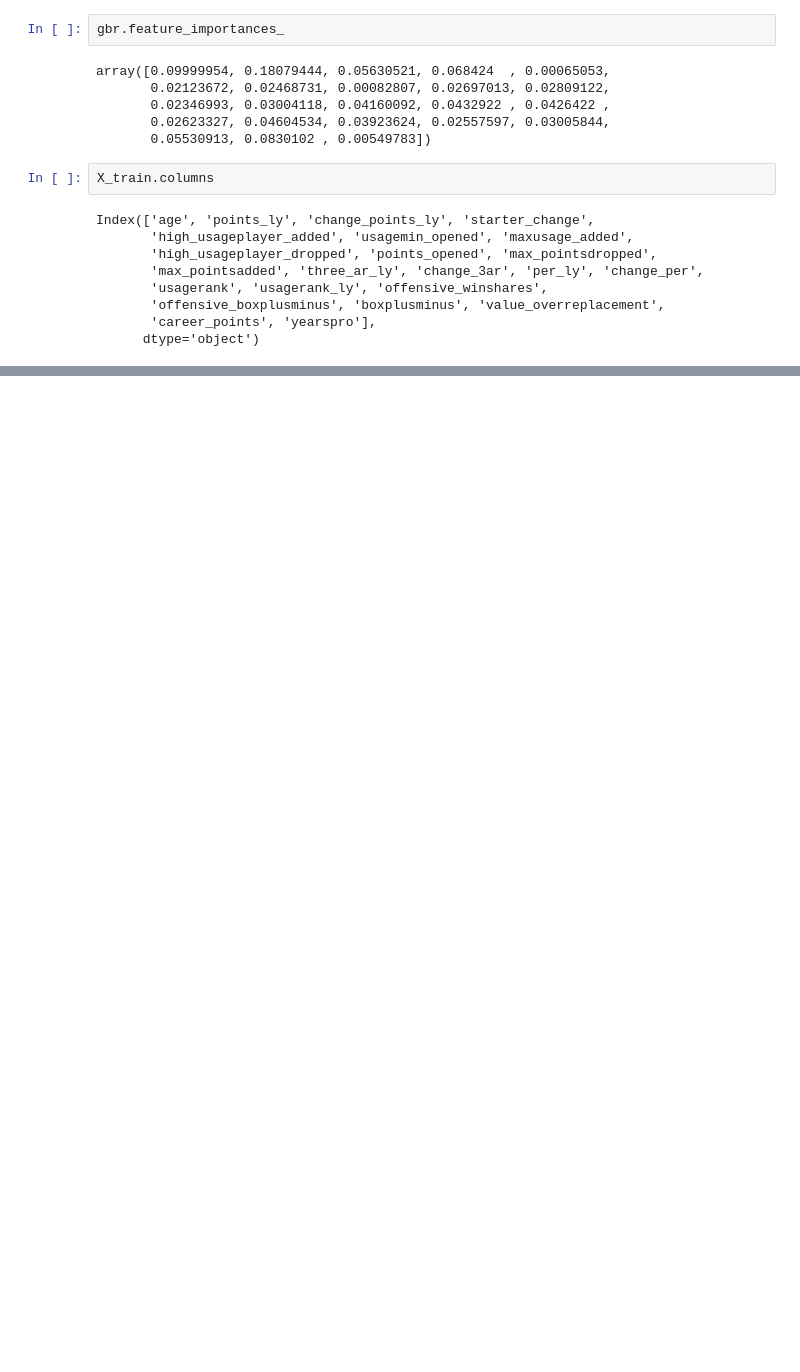
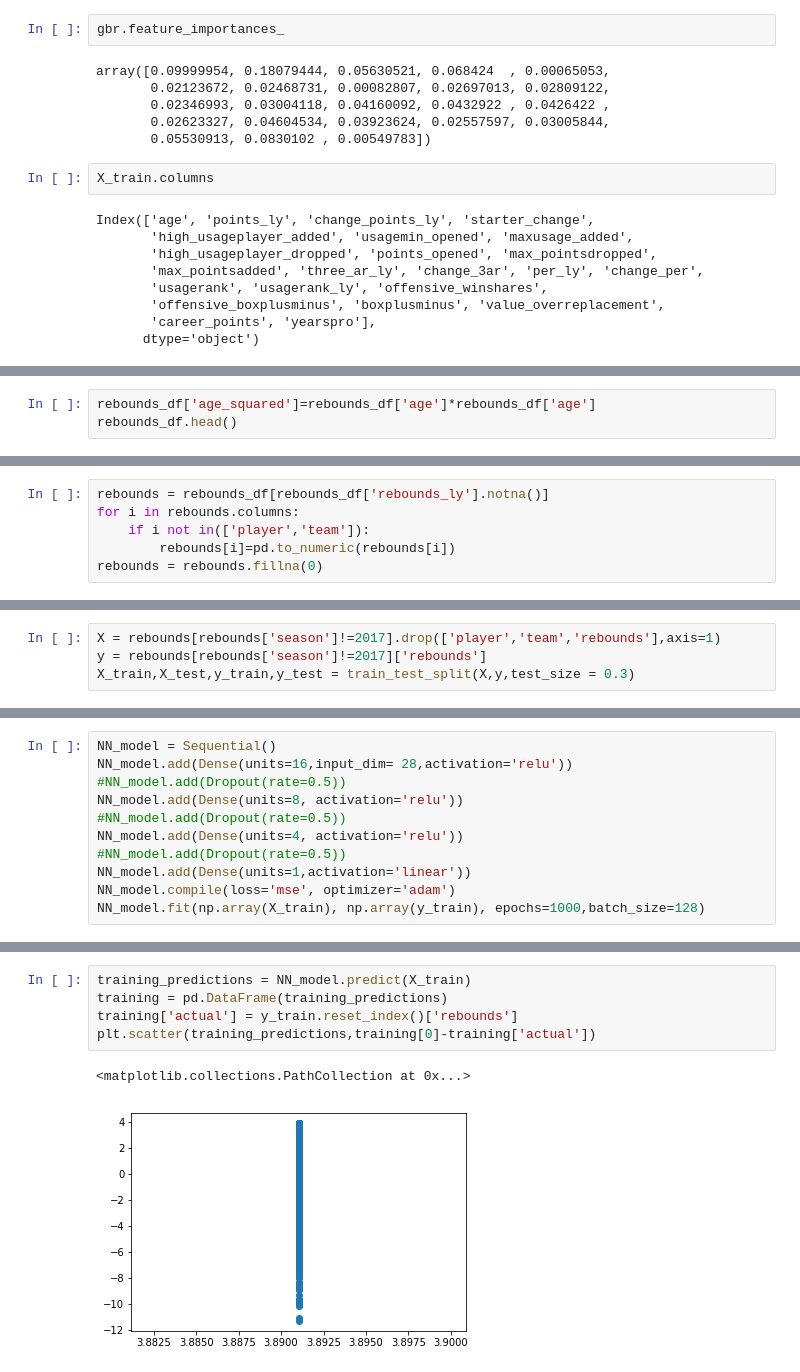
Before and after one commit to RCheer3/Fantasy-Basketball-Capstone-Project, a Jupyter notebook: Test code/Creating ranking system.ipynb, the cells around one changed output, grey strips where cells are left out. Cells and saved outputs as stored; diff of their text form; blank space fills up the shorter version.

```diff
--- a/Test code/Creating ranking system.ipynb
+++ b/Test code/Creating ranking system.ipynb
@@ -917 +869,4 @@ points_df.columns = ['season','player','age','team','rebounds','rebounds_ly','ch
                     'max_reboundsadded','per_ly','change_per','usagerank','usagerank_ly','reb_perc_ly','change_reb_perc','defensive_winshares','defensive_boxplusminus','boxplusminus','value_overreplacement','career_rebounds','yearspro']
+# %%
+rebounds_df['age_squared']=rebounds_df['age']*rebounds_df['age']
+rebounds_df.head()
@@ -917,0 +881,6 @@ points_df.columns = ['season','player','age','team','rebounds','rebounds_ly','ch
+# %%
+rebounds = rebounds_df[rebounds_df['rebounds_ly'].notna()]
+for i in rebounds.columns:
+    if i not in(['player','team']):
+        rebounds[i]=pd.to_numeric(rebounds[i])
+rebounds = rebounds.fillna(0)
@@ -917,0 +897,4 @@ points_df.columns = ['season','player','age','team','rebounds','rebounds_ly','ch
+# %%
+X = rebounds[rebounds['season']!=2017].drop(['player','team','rebounds'],axis=1)
+y = rebounds[rebounds['season']!=2017]['rebounds']
+X_train,X_test,y_train,y_test = train_test_split(X,y,test_size = 0.3)
@@ -917,0 +911,11 @@ points_df.columns = ['season','player','age','team','rebounds','rebounds_ly','ch
+# %%
+NN_model = Sequential()
+NN_model.add(Dense(units=16,input_dim= 28,activation='relu'))
+#NN_model.add(Dropout(rate=0.5))
+NN_model.add(Dense(units=8, activation='relu'))
+#NN_model.add(Dropout(rate=0.5))
+NN_model.add(Dense(units=4, activation='relu'))
+#NN_model.add(Dropout(rate=0.5))
+NN_model.add(Dense(units=1,activation='linear'))
+NN_model.compile(loss='mse', optimizer='adam')
+NN_model.fit(np.array(X_train), np.array(y_train), epochs=1000,batch_size=128)
@@ -917,0 +941,8 @@ points_df.columns = ['season','player','age','team','rebounds','rebounds_ly','ch
+# %%
+training_predictions = NN_model.predict(X_train)
+training = pd.DataFrame(training_predictions)
+training['actual'] = y_train.reset_index()['rebounds']
+plt.scatter(training_predictions,training[0]-training['actual'])
+# %% [output]
+<matplotlib.collections.PathCollection at 0x...>
+[figure, added]
```
Also changed, not shown: parts of 40 cells of this notebook, 1 other file.
